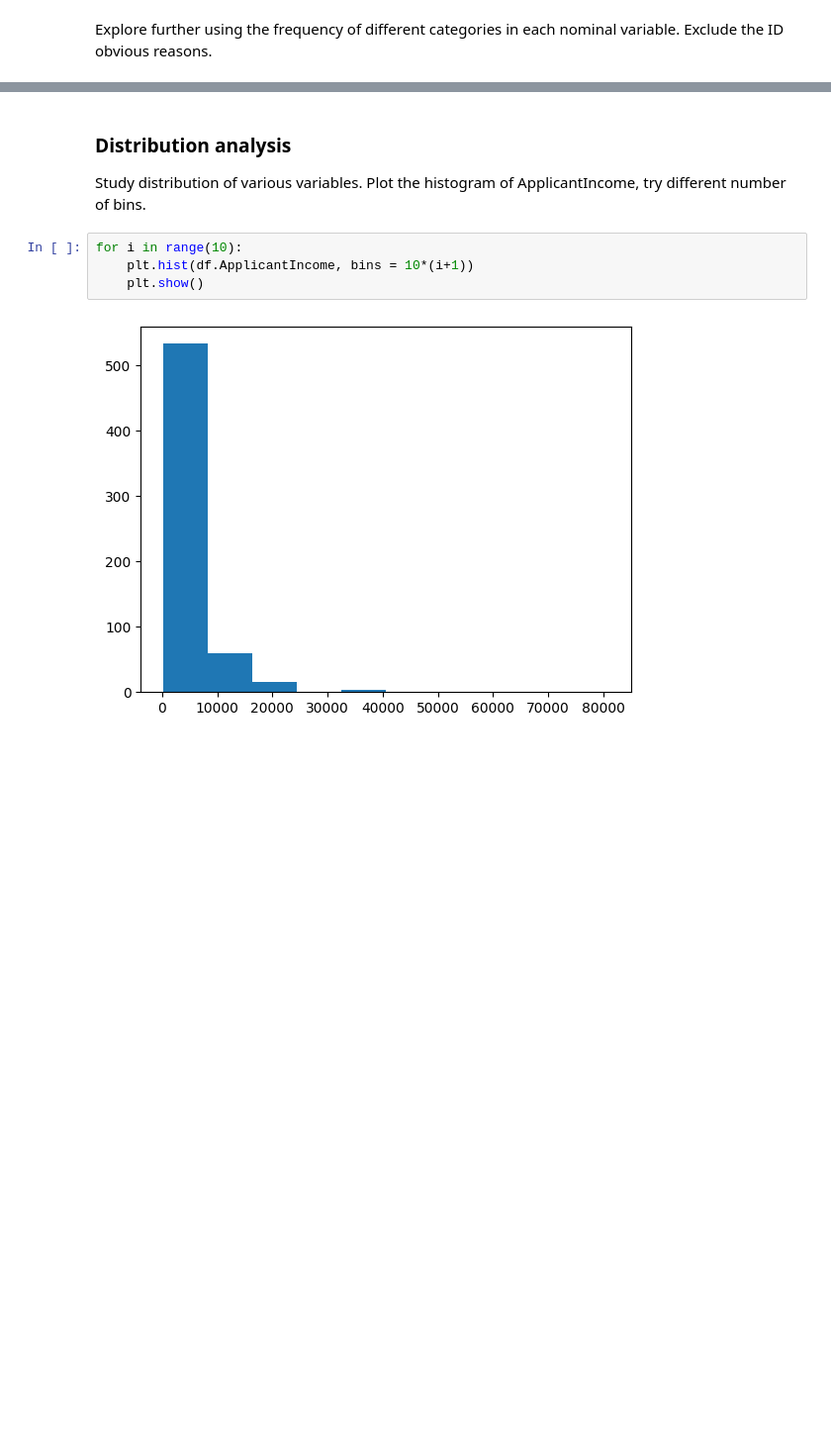
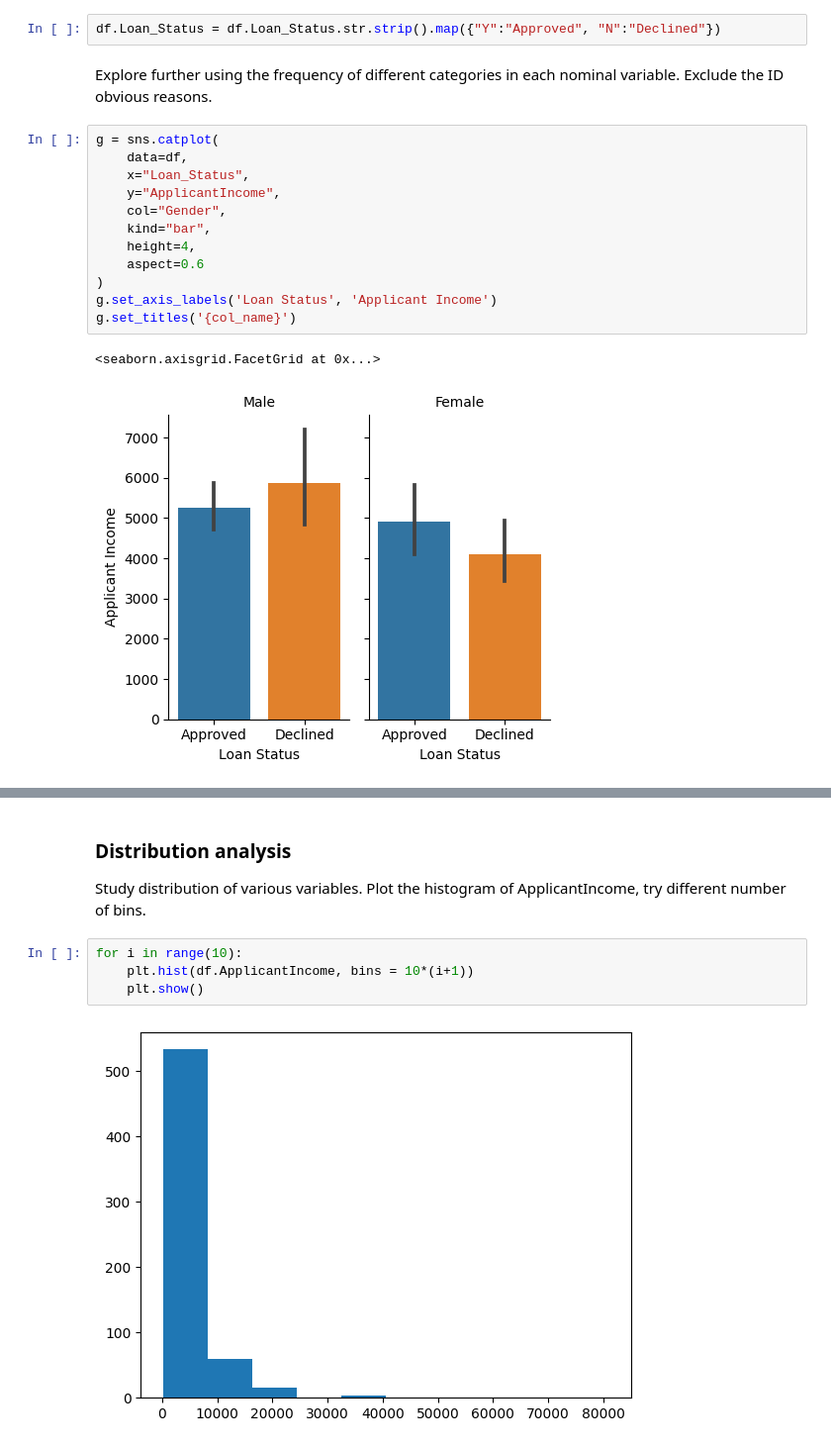
Before and after one commit to AstroLebs/LHL_project_IV, a Jupyter notebook: notebooks/instructions.ipynb, the cells around one changed output, grey strips where cells are left out. Shown: that part at 99% size. Cells and saved outputs as stored; diff of their text form; blank space fills up the shorter version.

```diff
--- a/notebooks/instructions.ipynb
+++ b/notebooks/instructions.ipynb
@@ -117,7 +118,24 @@ for col in df[['Gender','Married','Education','Self_Employed','Property_Area','L
 ['No' 'Yes' nan]
 ['Urban' 'Rural' 'Semiurban']
 ['Y' 'N']
+# %%
+df.Loan_Status = df.Loan_Status.str.strip().map({"Y":"Approved", "N":"Declined"})
 # %% [markdown]
 Explore further using the frequency of different categories in each nominal variable. Exclude the ID obvious reasons.
+# %%
+g = sns.catplot(
+    data=df,
+    x="Loan_Status",
+    y="ApplicantIncome",
+    col="Gender",
+    kind="bar",
+    height=4,
+    aspect=0.6
+)
+g.set_axis_labels('Loan Status', 'Applicant Income')
+g.set_titles('{col_name}')
+# %% [output]
+<seaborn.axisgrid.FacetGrid at 0x...>
+[figure, added]
 # %%
 for col in df[['Gender','Married','Education','Self_Employed','Property_Area','Loan_Status']]:
```
Also changed, not shown: parts of 2 cells of this notebook, 2 other files.
